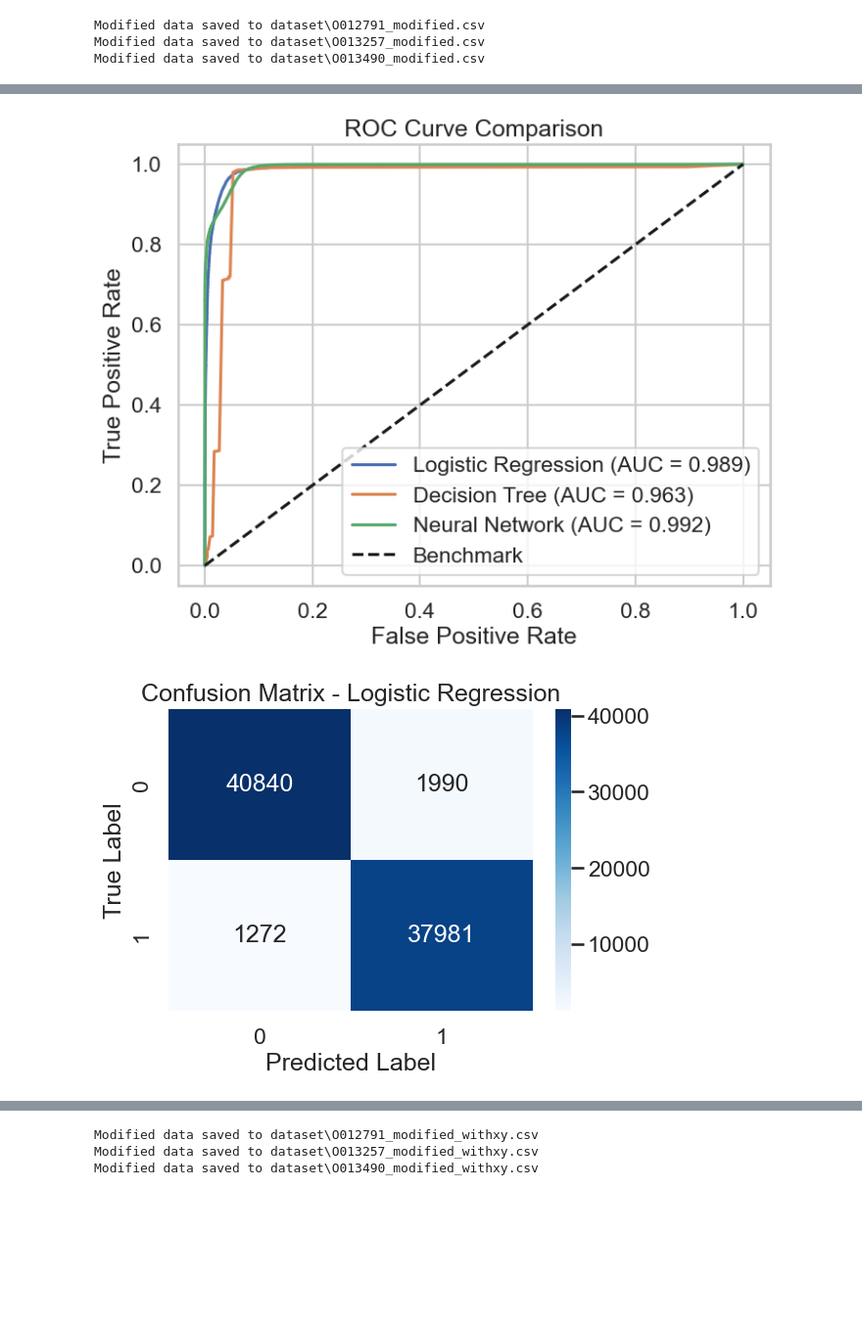
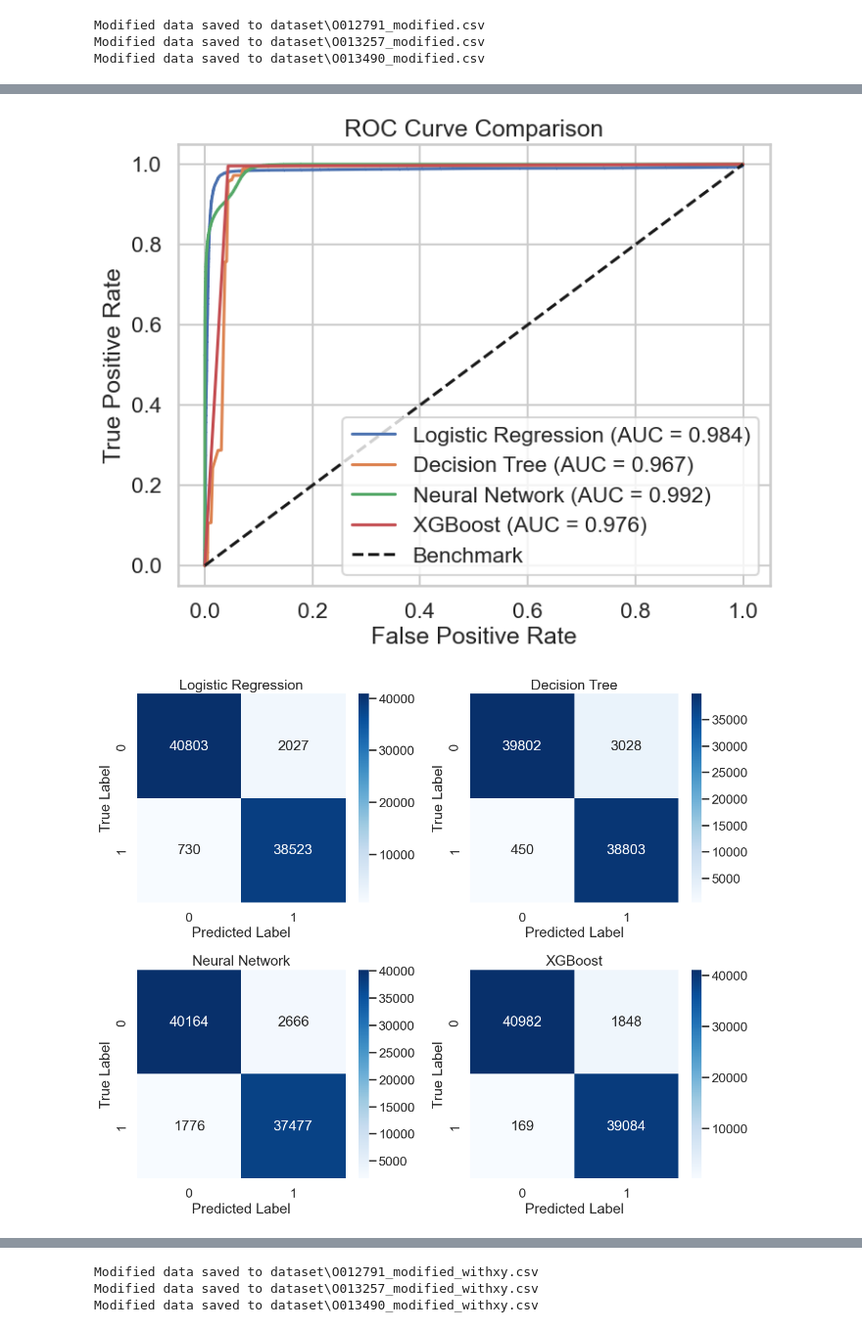
Before and after one commit to Bru3e/stat-214-lab2-10, a Jupyter notebook: models.ipynb, the cells around one changed output, grey strips where cells are left out. Shown: that part at 98% size. Drawn from its saved outputs; the diff is of its cells as text; code cells hidden in the pictures; blank space fills up the shorter version.

```diff
--- a/models.ipynb
+++ b/models.ipynb
@@ -461,8 +493,8 @@ test_file = "C:/Users/lenovo/Desktop/stats214/lab2wzh/dataset/O013490_modified.c
 train_val_df = pd.concat([pd.read_csv(file) for file in train_val_files], ignore_index=True)
 test_df = pd.read_csv(test_file)
 
-train_val_df = train_val_df.drop(columns=['NDAI'])
-test_df = test_df.drop(columns=['NDAI'])
+train_val_df = train_val_df.drop(columns=['pca_feature'])
+test_df = test_df.drop(columns=['pca_feature'])
 
 cols_to_scale = ['grad_mean', 'patch_range']
 scaler = StandardScaler()
@@ -582,32 +614,42 @@ nn_model = MLPClassifier(hidden_layer_sizes=(50,), max_iter=500, random_state=78
 nn_model.fit(X_train, y_train)
 y_pred_nn = nn_model.predict_proba(X_test)[:, 1]
 
+model_XG = xgb.XGBClassifier(objective="binary:logistic", eval_metric="logloss", use_label_encoder=False)
+model_XG.fit(X_train, y_train)
+y_pred_XG = model_XG.predict(X_test)
+
 fpr_lr, tpr_lr, _ = roc_curve(y_test, y_pred_lr)
 fpr_dt, tpr_dt, _ = roc_curve(y_test, y_pred_dt)
 fpr_nn, tpr_nn, _ = roc_curve(y_test, y_pred_nn)
+fpr_XG, tpr_XG, _ = roc_curve(y_test, y_pred_XG)
 
 auc_lr = auc(fpr_lr, tpr_lr)
 auc_dt = auc(fpr_dt, tpr_dt)
 auc_nn = auc(fpr_nn, tpr_nn)
+auc_XG = auc(fpr_XG, tpr_XG)
+
 
 y_pred_lr_bi = (y_pred_lr > 0.5).astype(int)
 y_pred_dt_bi = (y_pred_dt > 0.5).astype(int)
 y_pred_nn_bi = (y_pred_nn > 0.5).astype(int)
+y_pred_XG_bi = (y_pred_XG > 0.5).astype(int)
 
 report_lr = classification_report(y_test, y_pred_lr_bi, output_dict=True)
 report_dt = classification_report(y_test, y_pred_dt_bi, output_dict=True)
 report_nn = classification_report(y_test, y_pred_nn_bi, output_dict=True)
+report_XG = classification_report(y_test, y_pred_XG_bi, output_dict=True)
 
 conf_matrix_lr = confusion_matrix(y_test, y_pred_lr_bi)
 conf_matrix_dt = confusion_matrix(y_test, y_pred_dt_bi)
 conf_matrix_nn = confusion_matrix(y_test, y_pred_nn_bi)
+conf_matrix_XG = confusion_matrix(y_test, y_pred_XG_bi)
 
 classification_reports_df = pd.DataFrame({
-    "Model": ["Logistic Regression", "Decision Tree", "Neural Network"],
-    "Precision": [report_lr["weighted avg"]["precision"], report_dt["weighted avg"]["precision"], report_nn["weighted avg"]["precision"]],
-    "Recall": [report_lr["weighted avg"]["recall"], report_dt["weighted avg"]["recall"], report_nn["weighted avg"]["recall"]],
-    "F1-score": [report_lr["weighted avg"]["f1-score"], report_dt["weighted avg"]["f1-score"], report_nn["weighted avg"]["f1-score"]],
-    "Accuracy": [report_lr["accuracy"], report_dt["accuracy"], report_nn["accuracy"]]
+    "Model": ["Logistic Regression", "Decision Tree", "Neural Network", "XGBoost"],
+    "Precision": [report_lr["weighted avg"]["precision"], report_dt["weighted avg"]["precision"], report_nn["weighted avg"]["precision"], report_XG["weighted avg"]["precision"]],
+    "Recall": [report_lr["weighted avg"]["recall"], report_dt["weighted avg"]["recall"], report_nn["weighted avg"]["recall"], report_XG["weighted avg"]["recall"]],
+    "F1-score": [report_lr["weighted avg"]["f1-score"], report_dt["weighted avg"]["f1-score"], report_nn["weighted avg"]["f1-score"], report_XG["weighted avg"]["f1-score"]],
+    "Accuracy": [report_lr["accuracy"], report_dt["accuracy"], report_nn["accuracy"], report_XG["accuracy"]],
 })
 
 print(classification_reports_df)
@@ -616,6 +658,7 @@ plt.figure(figsize=(8, 6))
 plt.plot(fpr_lr, tpr_lr, label=f'Logistic Regression (AUC = {auc_lr:.3f})')
 plt.plot(fpr_dt, tpr_dt, label=f'Decision Tree (AUC = {auc_dt:.3f})')
 plt.plot(fpr_nn, tpr_nn, label=f'Neural Network (AUC = {auc_nn:.3f})')
+plt.plot(fpr_XG, tpr_XG, label=f'XGBoost (AUC = {auc_XG:.3f})')
 
 plt.plot([0, 1], [0, 1], 'k--', label='Benchmark')
 plt.xlabel('False Positive Rate')
@@ -624,17 +667,13 @@ plt.title('ROC Curve Comparison')
 plt.legend(loc='lower right')
 plt.show()
 
-def plot_confusion_matrix(y_true, y_pred, model_name):
-    cm = confusion_matrix(y_true, y_pred)
-    plt.figure(figsize=(6, 4))
-    sns.heatmap(cm, annot=True, fmt='d', cmap='Blues', xticklabels=["0", "1"], yticklabels=["0", "1"])
-    plt.xlabel('Predicted Label')
-    plt.ylabel('True Label')
-    plt.title(f'Confusion Matrix - {model_name}')
-    plt.show()
+fig, axs = plt.subplots(2, 2, figsize=(12, 10))
 
+plot_confusion_matrix_subplot(axs[0, 0], y_test, y_pred_lr_bi, "Logistic Regression")
+plot_confusion_matrix_subplot(axs[0, 1], y_test, y_pred_dt_bi, "Decision Tree")
+plot_confusion_matrix_subplot(axs[1, 0], y_test, y_pred_nn_bi, "Neural Network")
+plot_confusion_matrix_subplot(axs[1, 1], y_test, y_pred_XG_bi, "XGBoost")
 
-plot_confusion_matrix(y_test, y_pred_lr_bi, "Logistic Regression")
-plot_confusion_matrix(y_test, y_pred_dt_bi, "Decision Tree")
-plot_confusion_matrix(y_test, y_pred_nn_bi, "Neural Network")
+plt.tight_layout()
+plt.show()
 # %% [output]
@@ -645,2 +688,2 @@ plot_confusion_matrix(y_test, y_pred_nn_bi, "Neural Network")
-[figure, old version]
+[figure, new version]
-[figure, old version]
+[figure, new version]
```
Also changed, not shown: parts of 17 cells of this notebook.
